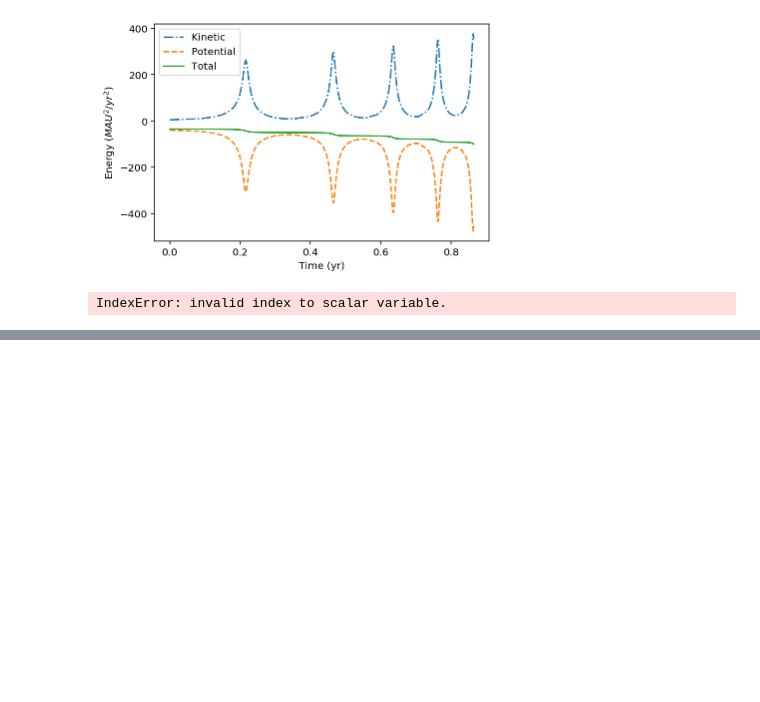
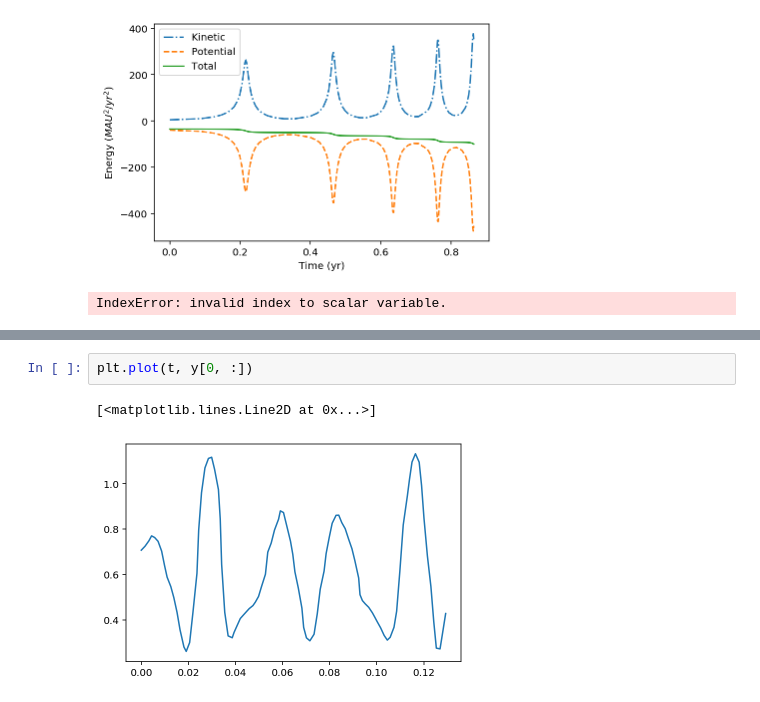
Before and after one commit to mattwilliams06/NumericalMethodsForPhysics, a Jupyter notebook: Ch3.ipynb, the cells around one changed output, grey strips where cells are left out. Saved outputs shown, nothing was run; the diff lists cells and outputs as text; blank space fills up the shorter version.

```diff
--- a/Ch3.ipynb
+++ b/Ch3.ipynb
@@ -1381,0 +1549,5 @@ IndexError: invalid index to scalar variable.
+# %%
+plt.plot(t, y[0, :])
+# %% [output]
+[<matplotlib.lines.Line2D at 0x...>]
+[figure, added]
```
Also changed, not shown: parts of 8 cells of this notebook.
